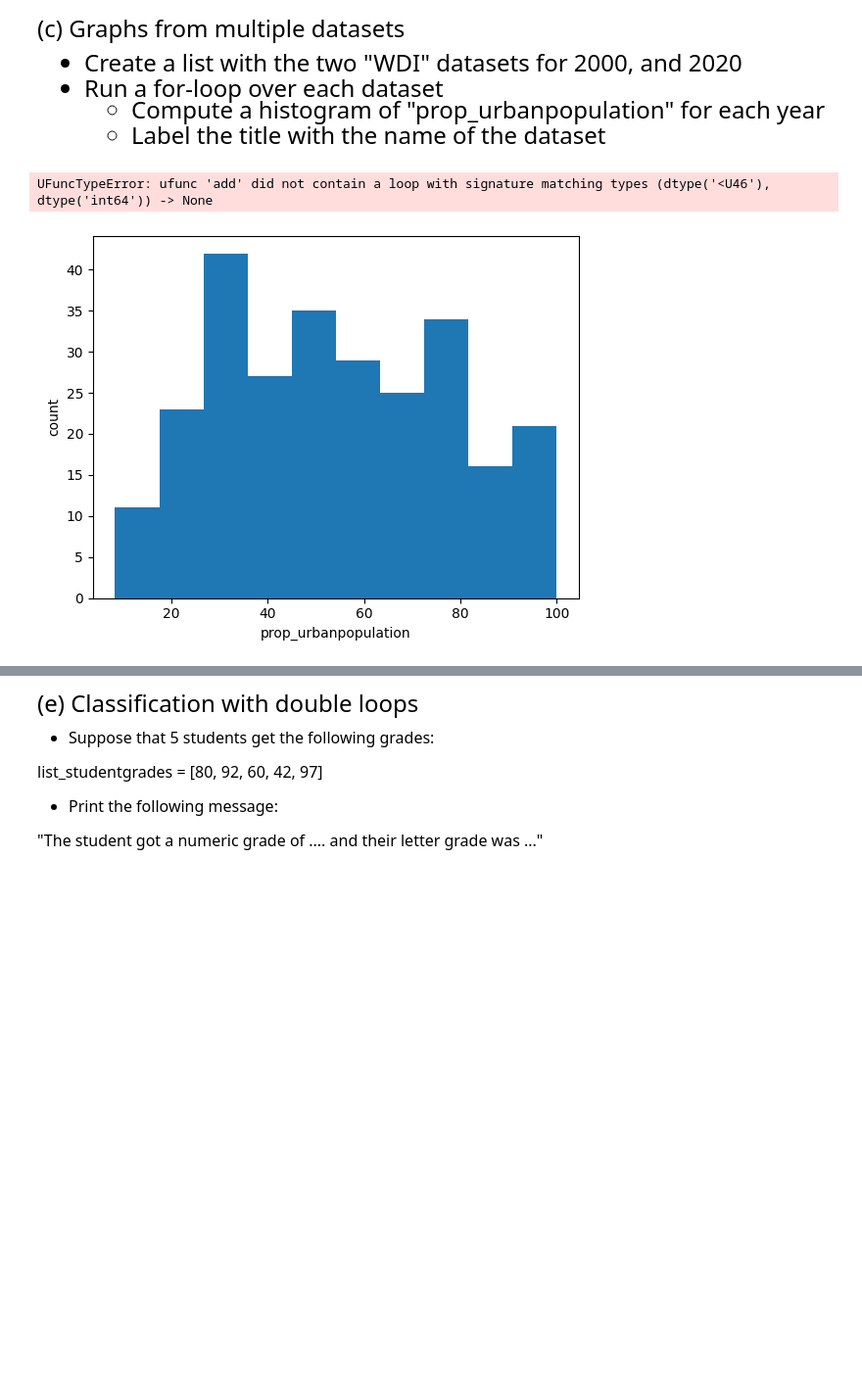
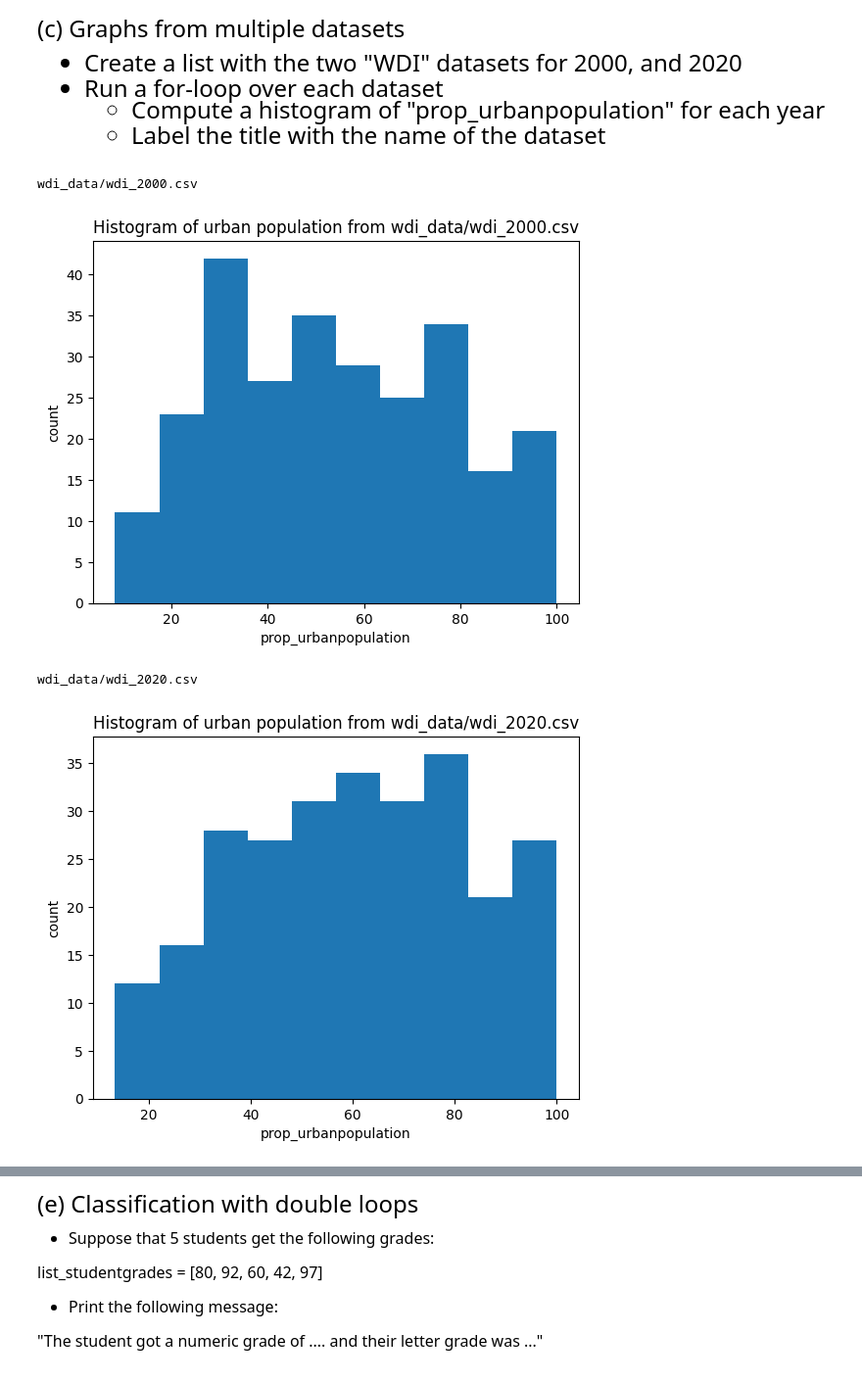
Before and after one commit to justingreenemory/qtm151spring2023, a Jupyter notebook: Assignment 4/Assignment 4/Assignment 4.ipynb, the cells around one changed output, grey strips where cells are left out. Shown: that part at 98% size. Cells and saved outputs as stored; diff of their text form; code cells hidden in the pictures; blank space fills up the shorter version.

```diff
--- a/Assignment 4/Assignment 4/Assignment 4.ipynb
+++ b/Assignment 4/Assignment 4/Assignment 4.ipynb
@@ -80,25 +80,30 @@ print(np.sum(list_eligible_voter,where=[True]))
 # %%
 # Note "prop_urbanpopulation" is the percentage of the urban population over
 # the total population
 
 # Hint: Before you write the loop, test your code out by opening an individual dataset
 # Once you're sure the code works and you're familiar with the data, run the loop
 
 # Write your answer here
 WDI_2000=pd.read_csv('wdi_data/wdi_2000.csv')
 WDI_2020=pd.read_csv('wdi_data/wdi_2020.csv')
-WDI_list=[WDI_2000,WDI_2020]
-
-
+WDI_list=['wdi_data/wdi_2000.csv','wdi_data/wdi_2020.csv']
+list_years=[2000,2020]
+index=0
 for WDI in WDI_list:
-    plt.hist(x= WDI['prop_urbanpopulation'])
+    print(WDI)
+    data=pd.read_csv(WDI)
+    plt.hist(x= data['prop_urbanpopulation'])
     plt.ylabel("count")
     plt.xlabel("prop_urbanpopulation")
-    plt.title("This is a histogram of urban population from  " + WDI )
+    plt.title("Histogram of urban population from " + WDI )
     plt.show()
+    index=1+index
 # %% [output]
-UFuncTypeError: ufunc 'add' did not contain a loop with signature matching types (dtype('<U46'), dtype('int64')) -> None
+wdi_data/wdi_2000.csv
-[figure, old version]
+[figure, new version]
+wdi_data/wdi_2020.csv
+[figure, added]
 # %% [markdown]
 <font size = "5">
 
```
Also changed, not shown: parts of 2 cells of this notebook, 1 other file.
